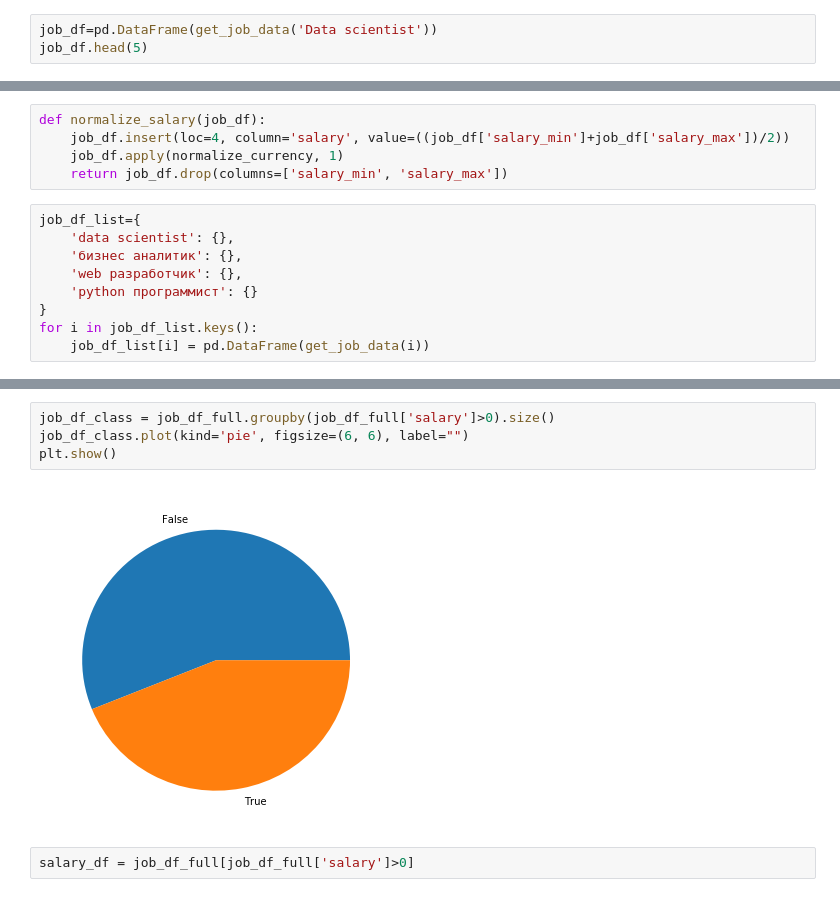
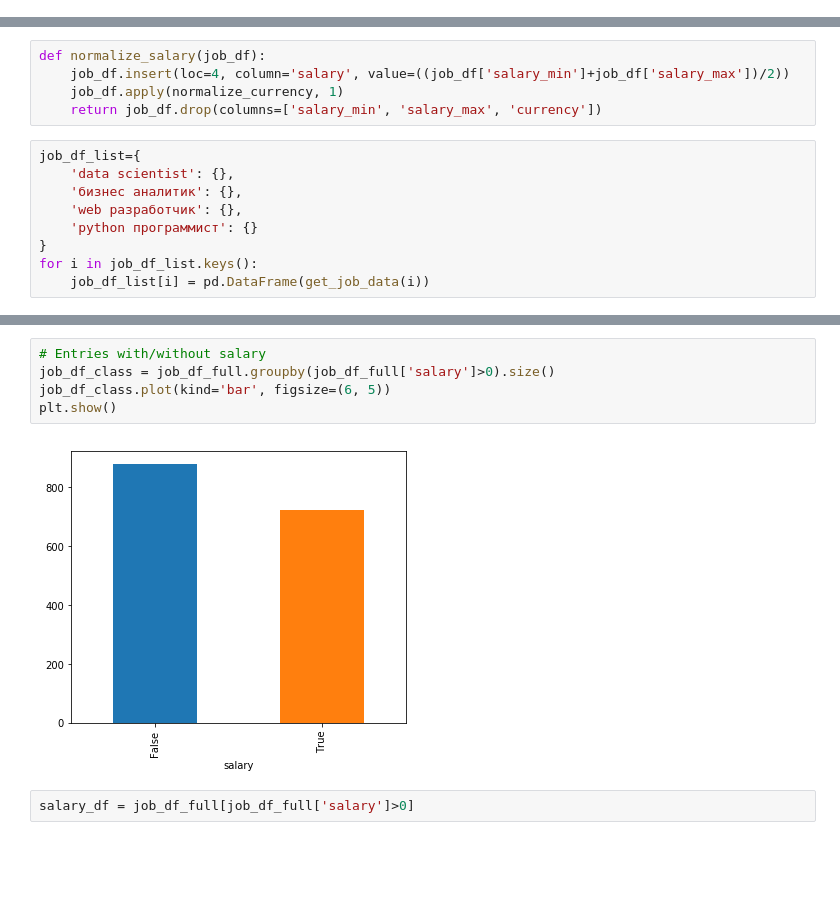
Before and after one commit to 9427/hh-job-parser, a Jupyter notebook: job_data.ipynb, the cells around one changed output, grey strips where cells are left out. Cells and saved outputs as stored; diff of their text form; blank space fills up the shorter version.

```diff
--- a/job_data.ipynb
+++ b/job_data.ipynb
@@ -103,6 +95,3 @@ def get_job_data(job_name, count=None):
     if count:
         return ids_to_data(id_list[:count])
     return ids_to_data(id_list)
-# %%
-job_df=pd.DataFrame(get_job_data('Data scientist'))
-job_df.head(5)
@@ -130,7 +108,7 @@ def normalize_currency(job_entry):
 def normalize_salary(job_df):
     job_df.insert(loc=4, column='salary', value=((job_df['salary_min']+job_df['salary_max'])/2))
     job_df.apply(normalize_currency, 1)
-    return job_df.drop(columns=['salary_min', 'salary_max'])
+    return job_df.drop(columns=['salary_min', 'salary_max', 'currency'])
 # %%
 job_df_list={
     'data scientist': {},
@@ -206,9 +192,10 @@ plt.show()
 # %%
+# Entries with/without salary
 job_df_class = job_df_full.groupby(job_df_full['salary']>0).size()
-job_df_class.plot(kind='pie', figsize=(6, 6), label="")
+job_df_class.plot(kind='bar', figsize=(6, 5))
 plt.show()
 # %% [output]
-[figure, old version]
+[figure, new version]
 # %%
 salary_df = job_df_full[job_df_full['salary']>0]
 # %%
```
Also changed, not shown: parts of 14 cells of this notebook.
